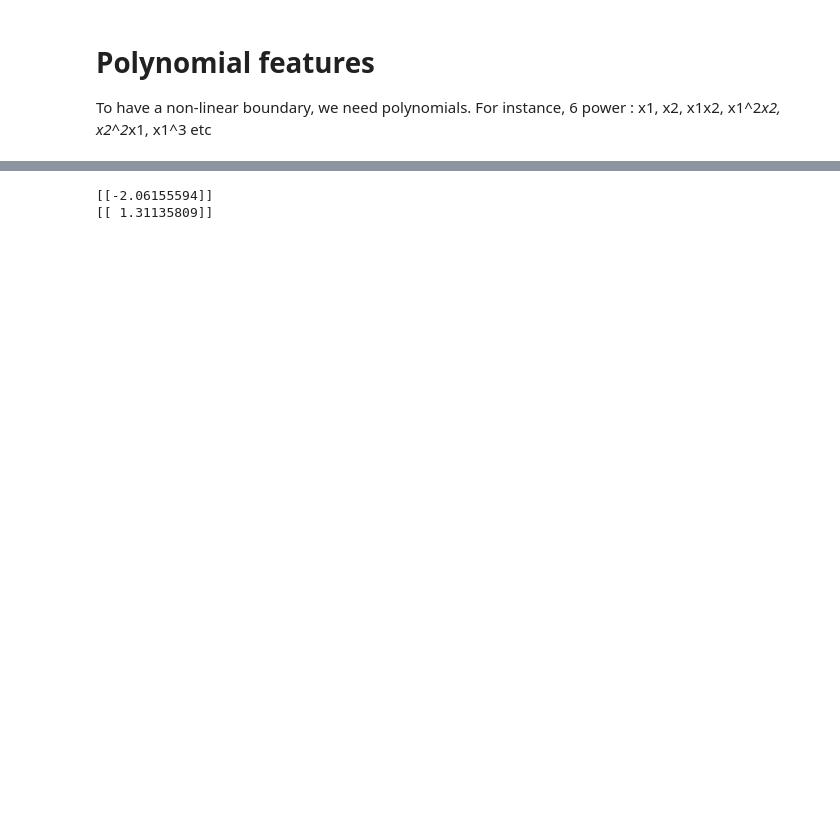
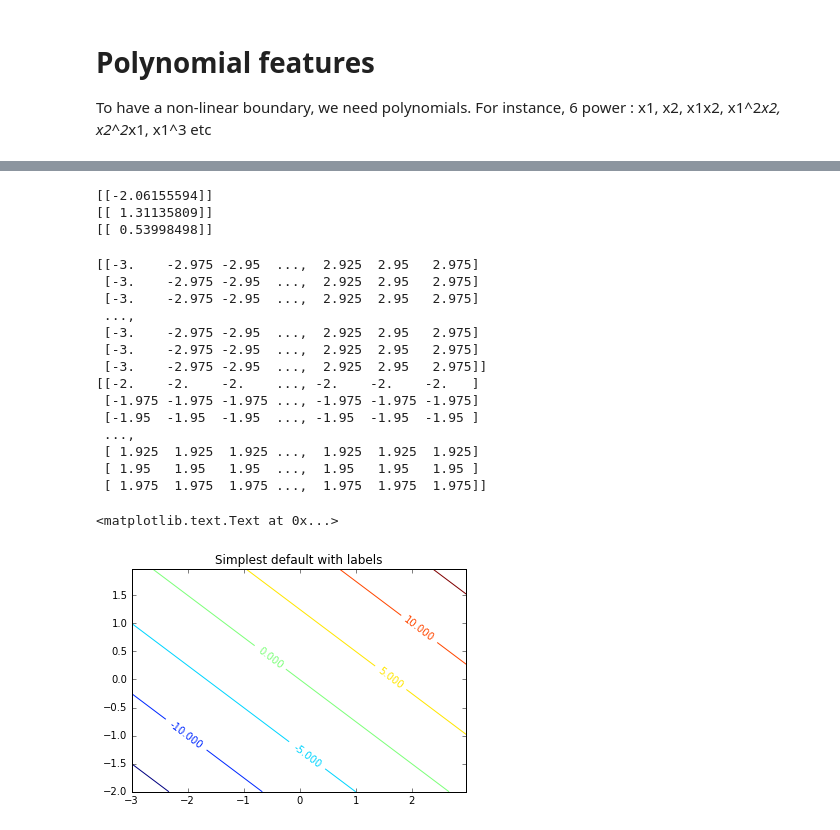
Before and after one commit to MrGreenRubato/notebooks, a Jupyter notebook: MLC/MLC_2/ex2 - Regularized Logistic Regression.ipynb, the cells around one changed output, grey strips where cells are left out. Drawn from its saved outputs; the diff is of its cells as text; code cells hidden in the pictures; blank space fills up the shorter version.

```diff
--- a/MLC/MLC_2/ex2 - Regularized Logistic Regression.ipynb
+++ b/MLC/MLC_2/ex2 - Regularized Logistic Regression.ipynb
@@ -231,6 +230,40 @@ x = np.array([ 0, 0.5]).reshape(1,2)
 temp = generatePolynomials(6, x)
 zt = np.dot(temp,lr.coef_.transpose()) + lr.intercept_
 print(zt)
+x = np.array([ 0, 0.75]).reshape(1,2)
+temp = generatePolynomials(6, x)
+zt = np.dot(temp,lr.coef_.transpose()) + lr.intercept_
+print(zt)
 # %% [output]
 [[-2.06155594]]
 [[ 1.31135809]]
+[[ 0.53998498]]
+# %%
+delta = 0.025
+x = np.arange(-3.0, 3.0, delta)
+y = np.arange(-2.0, 2.0, delta)
+X, Y = np.meshgrid(x, y)
+print(X)
+print(Y)
+
+plt.figure()
+CS = plt.contour(X, Y, X*np.random.random_integers(5)+Y*np.random.random_integers(5))
+plt.clabel(CS, inline=1, fontsize=10)
+plt.title('Simplest default with labels')
+# %% [output]
+[[-3.    -2.975 -2.95  ...,  2.925  2.95   2.975]
+ [-3.    -2.975 -2.95  ...,  2.925  2.95   2.975]
+ [-3.    -2.975 -2.95  ...,  2.925  2.95   2.975]
+ ...,
+ [-3.    -2.975 -2.95  ...,  2.925  2.95   2.975]
+ [-3.    -2.975 -2.95  ...,  2.925  2.95   2.975]
+ [-3.    -2.975 -2.95  ...,  2.925  2.95   2.975]]
+[[-2.    -2.    -2.    ..., -2.    -2.    -2.   ]
+ [-1.975 -1.975 -1.975 ..., -1.975 -1.975 -1.975]
+ [-1.95  -1.95  -1.95  ..., -1.95  -1.95  -1.95 ]
+ ...,
+ [ 1.925  1.925  1.925 ...,  1.925  1.925  1.925]
+ [ 1.95   1.95   1.95  ...,  1.95   1.95   1.95 ]
+ [ 1.975  1.975  1.975 ...,  1.975  1.975  1.975]]
+<matplotlib.text.Text at 0x...>
+[figure, added]
```
Also changed, not shown: parts of 3 cells of this notebook.
